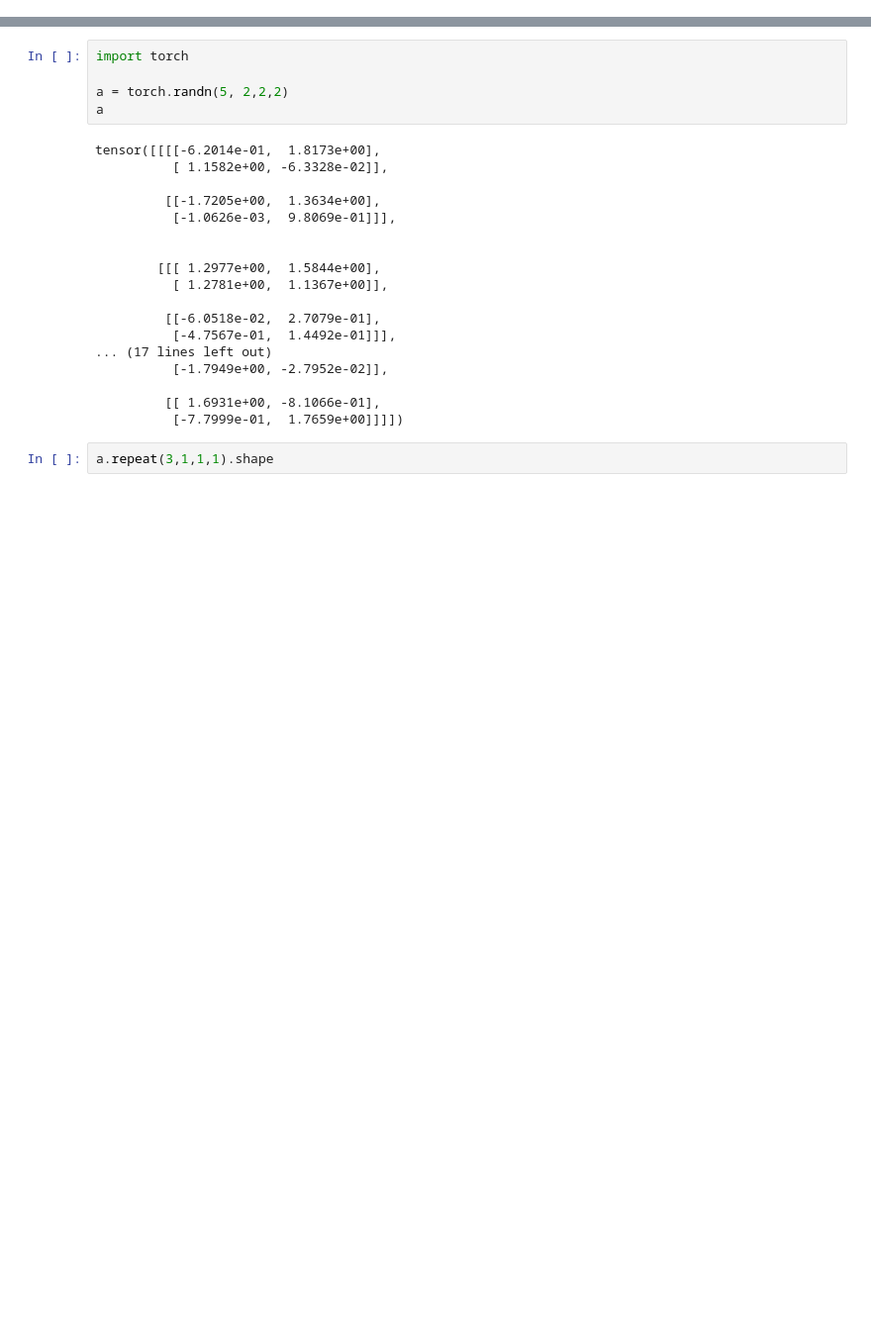
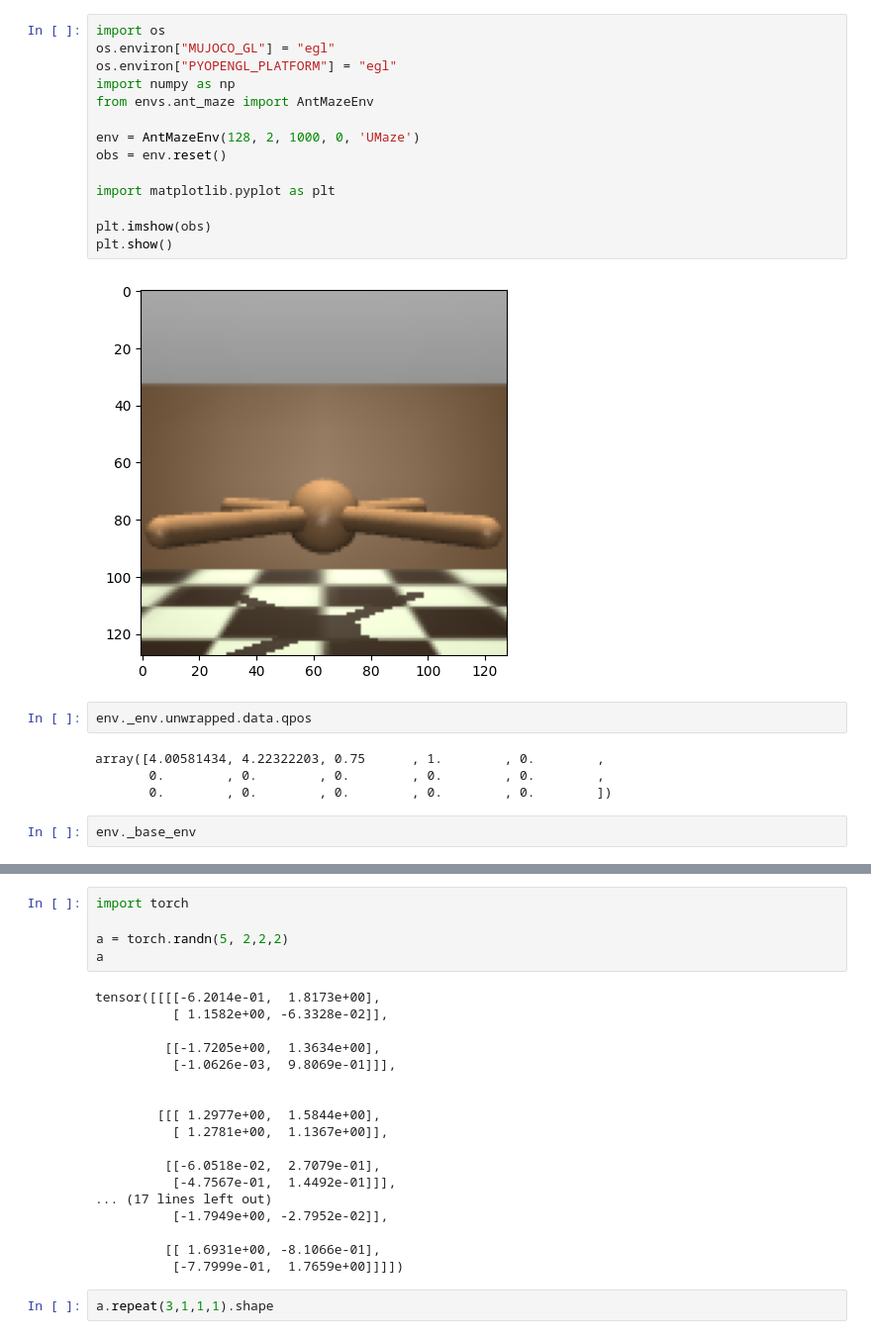
Before and after one commit to nRknpy/WorldModel2024-IntrinsicMotivation, a Jupyter notebook: src/debug.ipynb, the cells around one changed output, grey strips where cells are left out. Shown at 99% size. Drawn from its saved outputs; the diff is of its cells as text; blank space fills up the shorter version.

```diff
--- a/src/debug.ipynb
+++ b/src/debug.ipynb
@@ -0,0 +1,24 @@
+# %%
+import os
+os.environ["MUJOCO_GL"] = "egl"
+os.environ["PYOPENGL_PLATFORM"] = "egl"
+import numpy as np
+from envs.ant_maze import AntMazeEnv
+
+env = AntMazeEnv(128, 2, 1000, 0, 'UMaze')
+obs = env.reset()
+
+import matplotlib.pyplot as plt
+
+plt.imshow(obs)
+plt.show()
+# %% [output]
+[figure, added]
+# %%
+env._env.unwrapped.data.qpos
+# %% [output]
+array([4.00581434, 4.22322203, 0.75      , 1.        , 0.        ,
+       0.        , 0.        , 0.        , 0.        , 0.        ,
+       0.        , 0.        , 0.        , 0.        , 0.        ])
+# %%
+env._base_env
```
Also changed, not shown: parts of 1 cell of this notebook, 7 other files.
